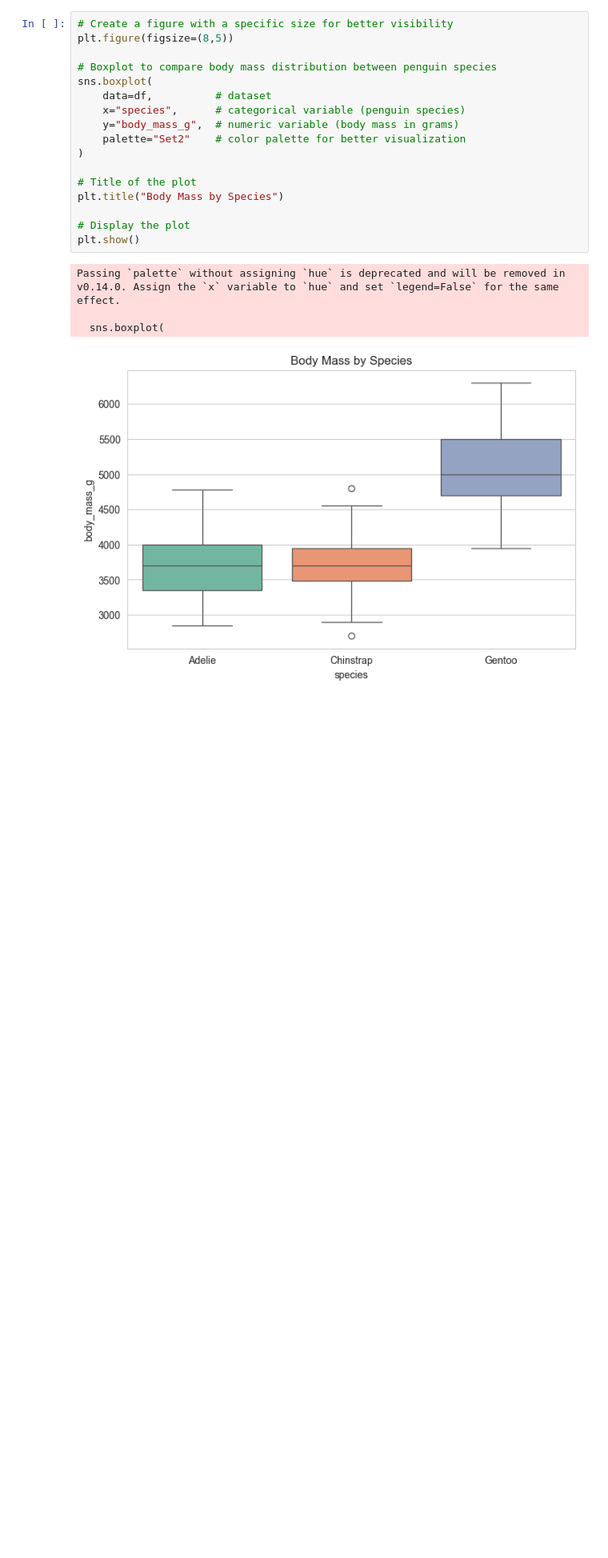
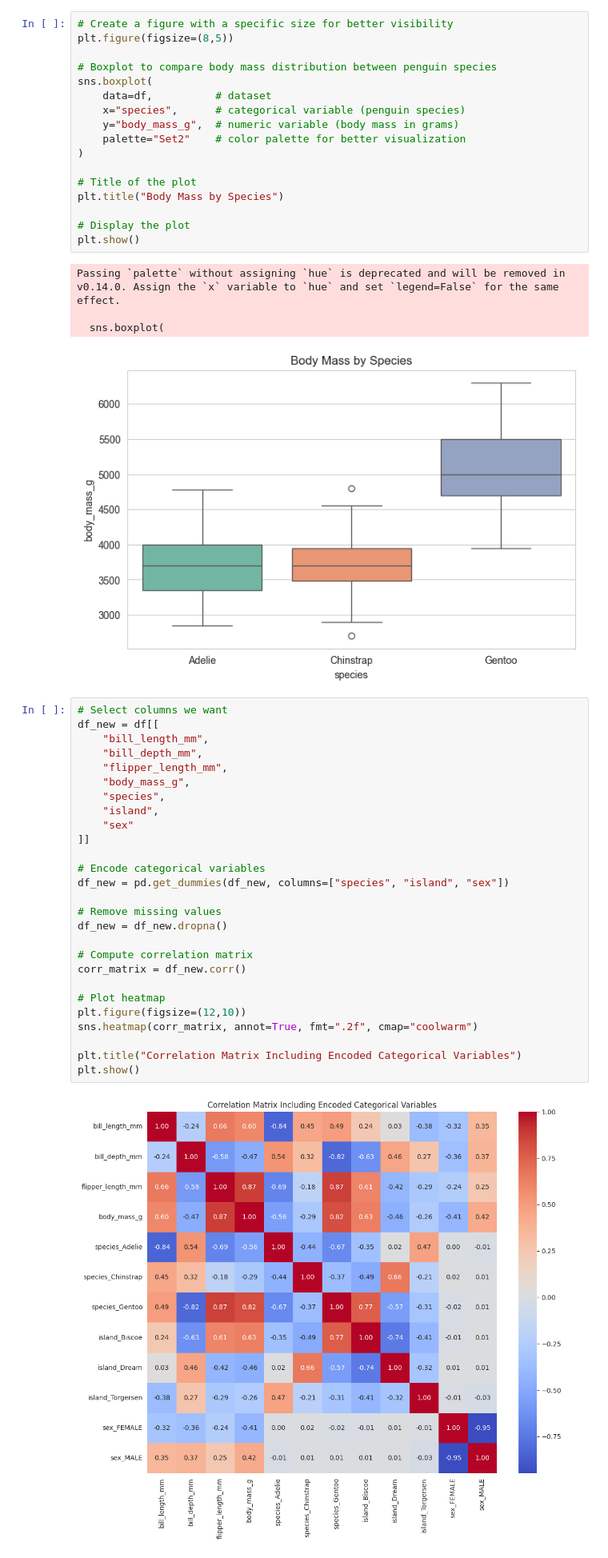
Before and after one commit to AbdulrahmanB-25/Understanding_Data_using_Statistics, a Jupyter notebook: Understanding_Data_using_Statistics.ipynb, the cells around one changed output. Shown at 80% size. Saved outputs shown, nothing was run; the diff lists cells and outputs as text; blank space fills up the shorter version.

Commit message:
Compute correlation matrix.

```diff
--- a/Understanding_Data_using_Statistics.ipynb
+++ b/Understanding_Data_using_Statistics.ipynb
@@ -115,3 +115,32 @@ Passing `palette` without assigning `hue` is deprecated and will be removed in v
 
   sns.boxplot(
 [figure]
+# %%
+# Select columns we want
+df_new = df[[
+    "bill_length_mm",
+    "bill_depth_mm",
+    "flipper_length_mm",
+    "body_mass_g",
+    "species",
+    "island",
+    "sex"
+]]
+
+# Encode categorical variables
+df_new = pd.get_dummies(df_new, columns=["species", "island", "sex"])
+
+# Remove missing values
+df_new = df_new.dropna()
+
+# Compute correlation matrix
+corr_matrix = df_new.corr()
+
+# Plot heatmap
+plt.figure(figsize=(12,10))
+sns.heatmap(corr_matrix, annot=True, fmt=".2f", cmap="coolwarm")
+
+plt.title("Correlation Matrix Including Encoded Categorical Variables")
+plt.show()
+# %% [output]
+[figure, added]
```
